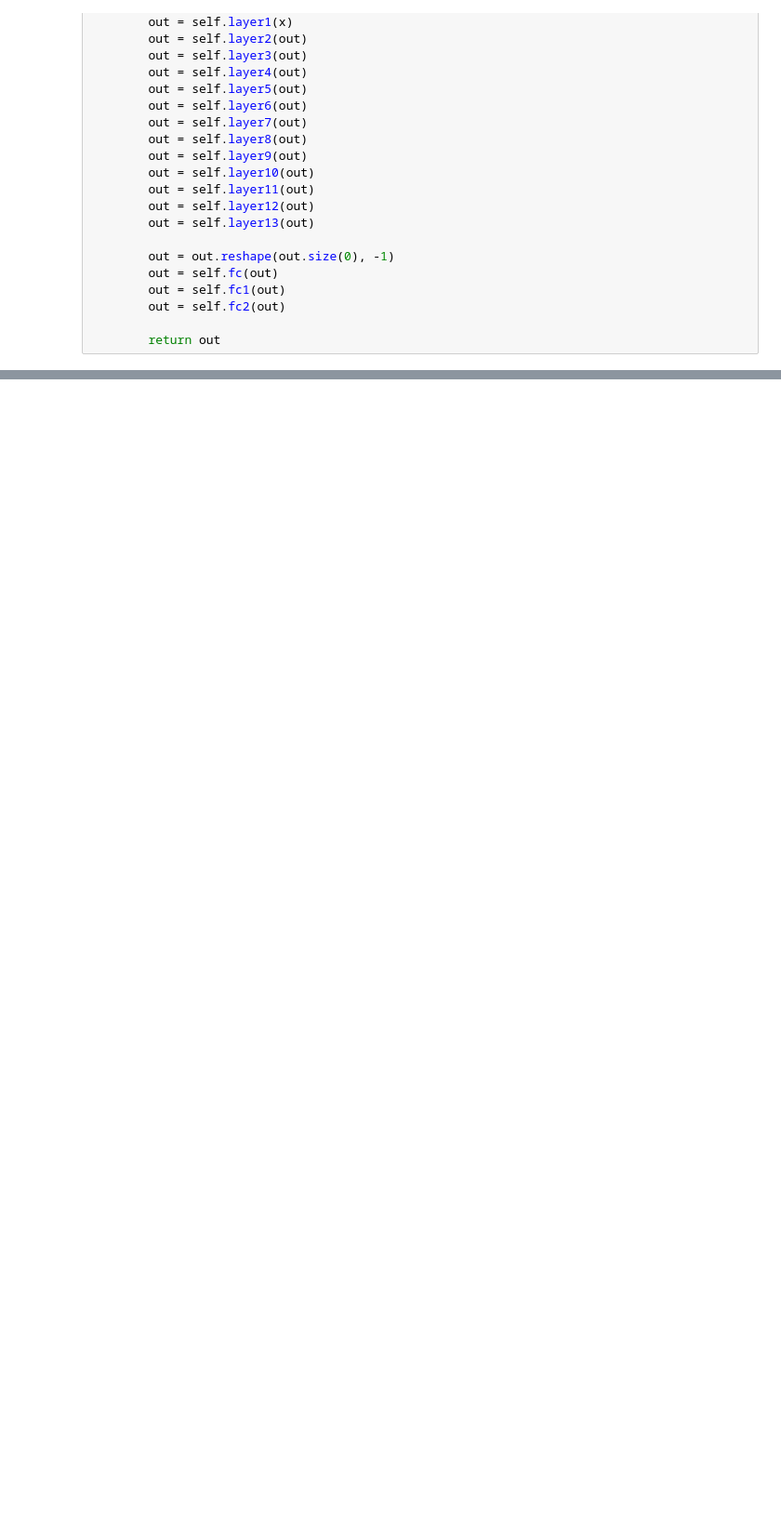
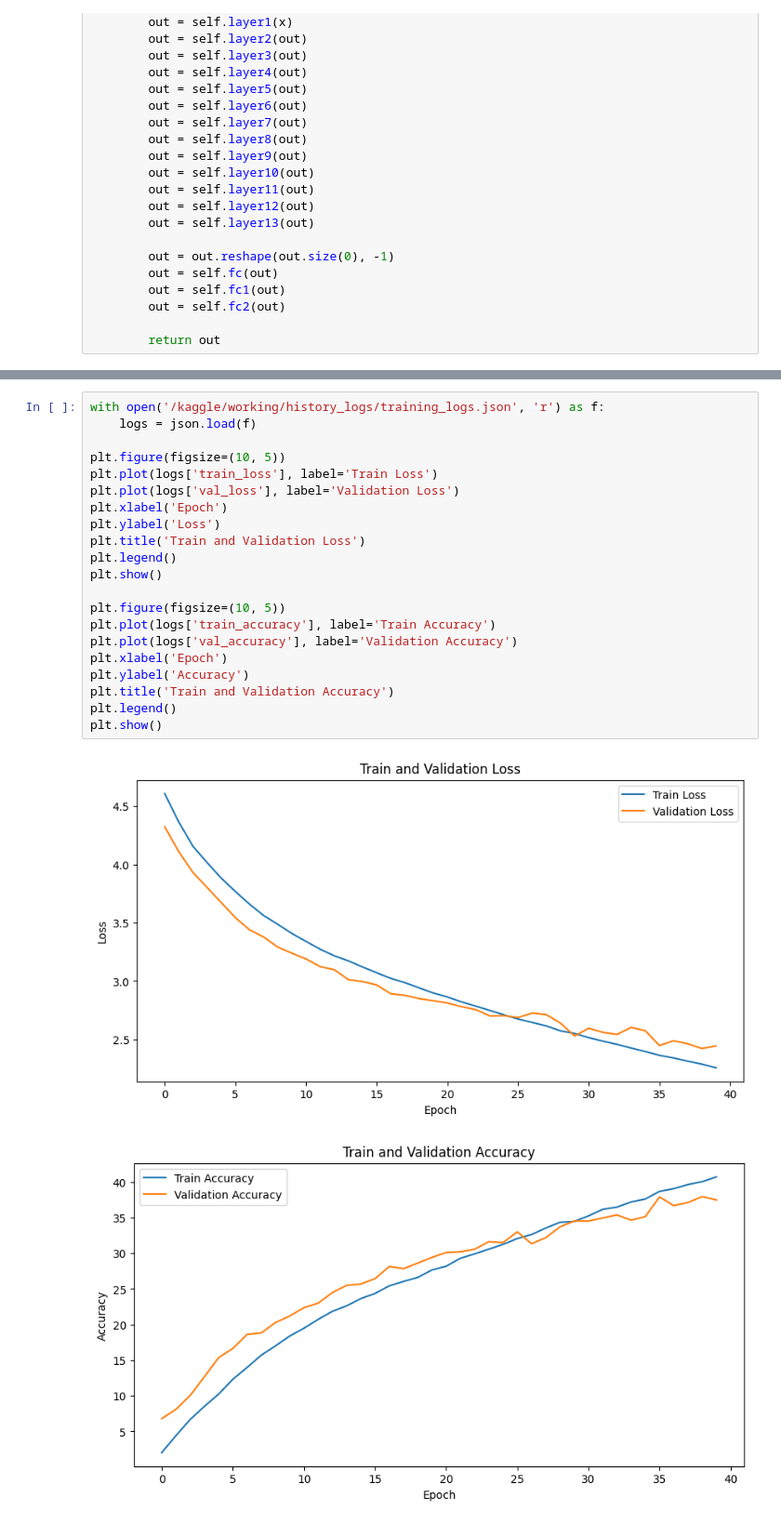
Before and after one commit to bethie-03/Deep-Learning-Neural-Networks, a Jupyter notebook: VGG16_from_scratch.ipynb, the cells around one changed output, grey strips where cells are left out. Shown at 93% size. Drawn from its saved outputs; the diff is of its cells as text; blank space fills up the shorter version.

```diff
--- a/VGG16_from_scratch.ipynb
+++ b/VGG16_from_scratch.ipynb
@@ -311,0 +411,24 @@ Average loss of the model on test data: 0.0247
+# %%
+with open('/kaggle/working/history_logs/training_logs.json', 'r') as f:
+    logs = json.load(f)
+
+plt.figure(figsize=(10, 5))
+plt.plot(logs['train_loss'], label='Train Loss')
+plt.plot(logs['val_loss'], label='Validation Loss')
+plt.xlabel('Epoch')
+plt.ylabel('Loss')
+plt.title('Train and Validation Loss')
+plt.legend()
+plt.show()
+
+plt.figure(figsize=(10, 5))
+plt.plot(logs['train_accuracy'], label='Train Accuracy')
+plt.plot(logs['val_accuracy'], label='Validation Accuracy')
+plt.xlabel('Epoch')
+plt.ylabel('Accuracy')
+plt.title('Train and Validation Accuracy')
+plt.legend()
+plt.show()
+# %% [output]
+[figure, added]
+[figure, added]
```
Also changed, not shown: parts of 10 cells of this notebook.
